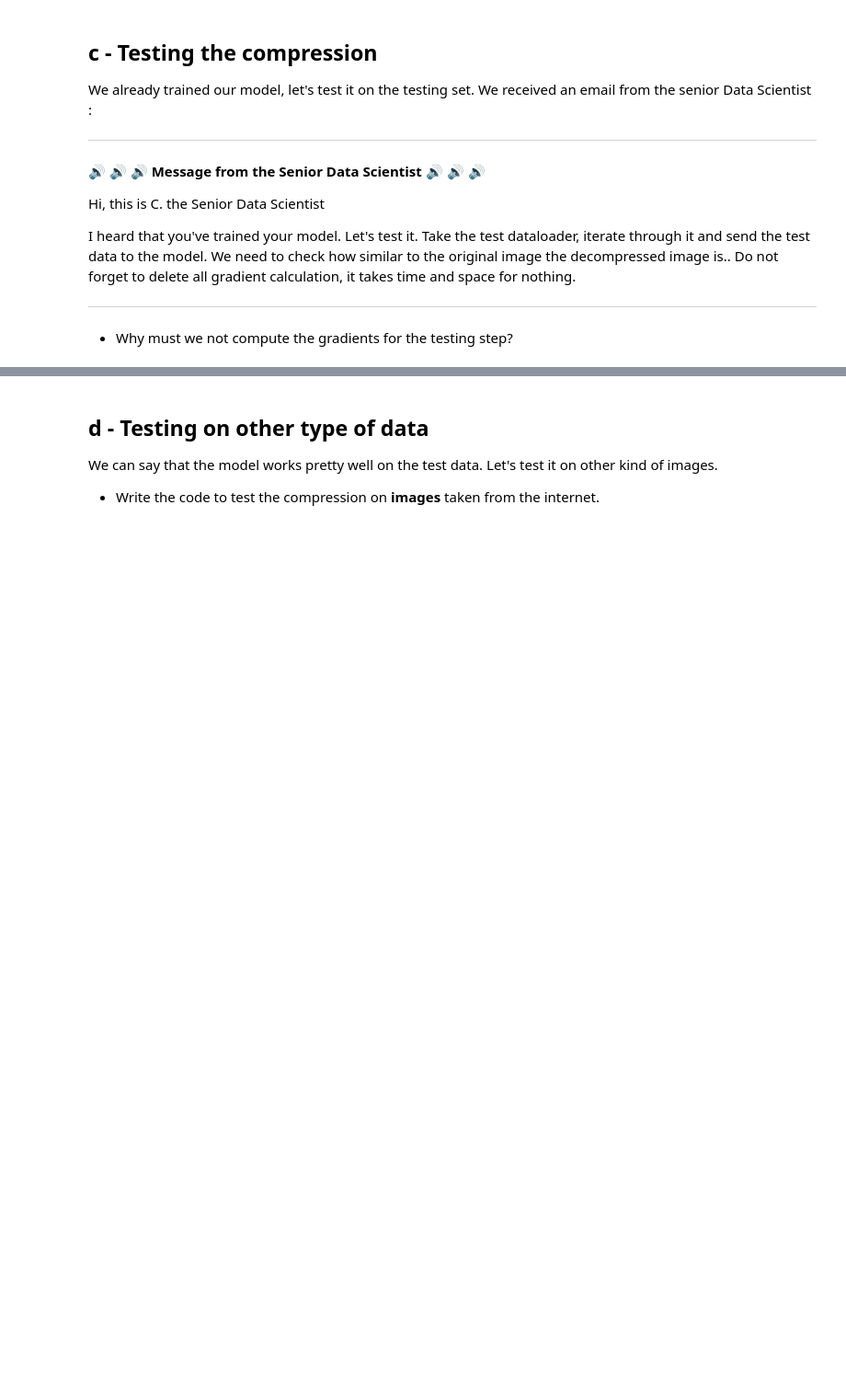
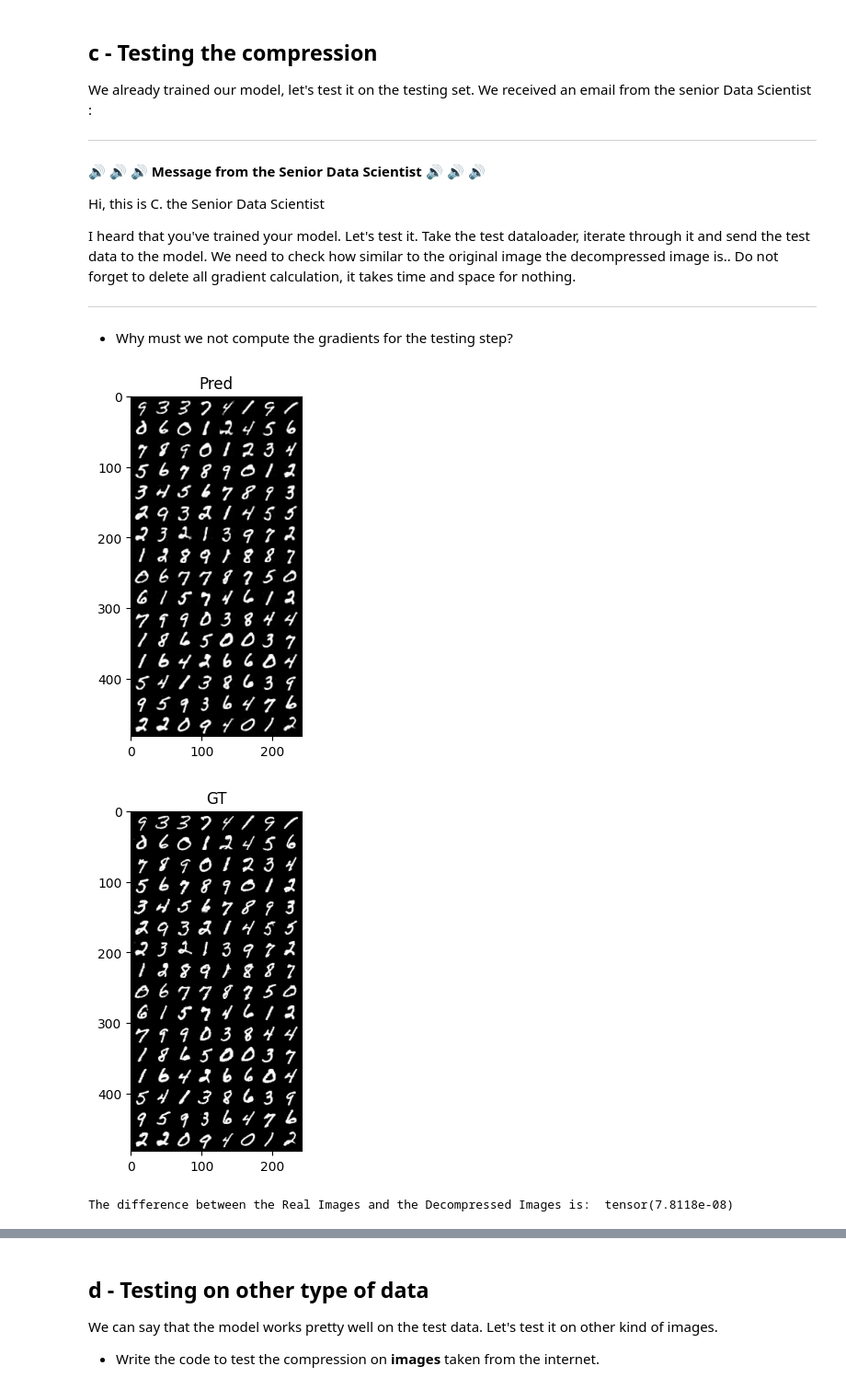
Before and after one commit to Nyries/TP1_information_Theory, a Jupyter notebook: TP2_AE_Eleve.ipynb, the cells around one changed output, grey strips where cells are left out. Shown at 92% size. Drawn from its saved outputs; the diff is of its cells as text; code cells hidden in the pictures; blank space fills up the shorter version.

Commit message:
TP2 22/03/2024 Last Commit
Co-authored-by: Leoensea <Leoensea@users.noreply.github.com>

```diff
--- a/TP2_AE_Eleve.ipynb
+++ b/TP2_AE_Eleve.ipynb
@@ -191,8 +208,8 @@ The dataset returns one element or item at a time. In DL, we prefer sending many
 More information on dataloader : https://pytorch.org/docs/stable/data.html#torch.utils.data.DataLoader
 # %%
 train_loader = DataLoader(mnist_train, batch_size=128,drop_last =True)
-val_loader = ...
-test_loader = ...
+val_loader = DataLoader(mnist_val, batch_size=128,drop_last =True)
+test_loader = DataLoader(mnist_test, batch_size=128,drop_last =True)
 # %% [markdown]
 - Is there enough data?
 - Are they easily accessible?
@@ -438,25 +490,32 @@ Do not forget to delete all gradient calculation, it takes time and space for no
 # %%
 def imshow(img,name= 'GT'):
     npimg = img.numpy()
     plt.imshow(np.transpose(npimg, (1, 2, 0)))
     plt.title(name)
     plt.show()
 
 # TODO : form your testing loop. Is it different than the validation loop?
 with torch.no_grad():
   losses = 0
   for i, data in enumerate(test_loader, 0):
-    image, label = .....
-    ....
-    ....
-    ....
+    image, label = data[0].view(data[0].shape[0],-1).to(device), data[1]
+    outputs = net(image)
+    loss = criterion(outputs,image)
+    losses += loss.item()
+    outputs = outputs.view(outputs.size(0),1,28,28)
+
+avg_loss = loss/len(test_loader.dataset)
 
 # Plot the last batch
 imshow(torchvision.utils.make_grid(outputs.detach().cpu()),'Pred')
 imshow(torchvision.utils.make_grid(data[0]),'GT')
 
 # TODO : Print the difference in decompression and write it somewhere
-print('The difference between the Real Images and the Decompressed Images is: ',...)
+print('The difference between the Real Images and the Decompressed Images is: ',avg_loss)
+# %% [output]
+[figure, added]
+[figure, added]
+The difference between the Real Images and the Decompressed Images is:  tensor(7.8118e-08)
 # %% [markdown]
 <img src="https://i.imgflip.com/64elyi.jpg" height=200>
 
```
Also changed, not shown: parts of 12 cells of this notebook, 2 other files.
